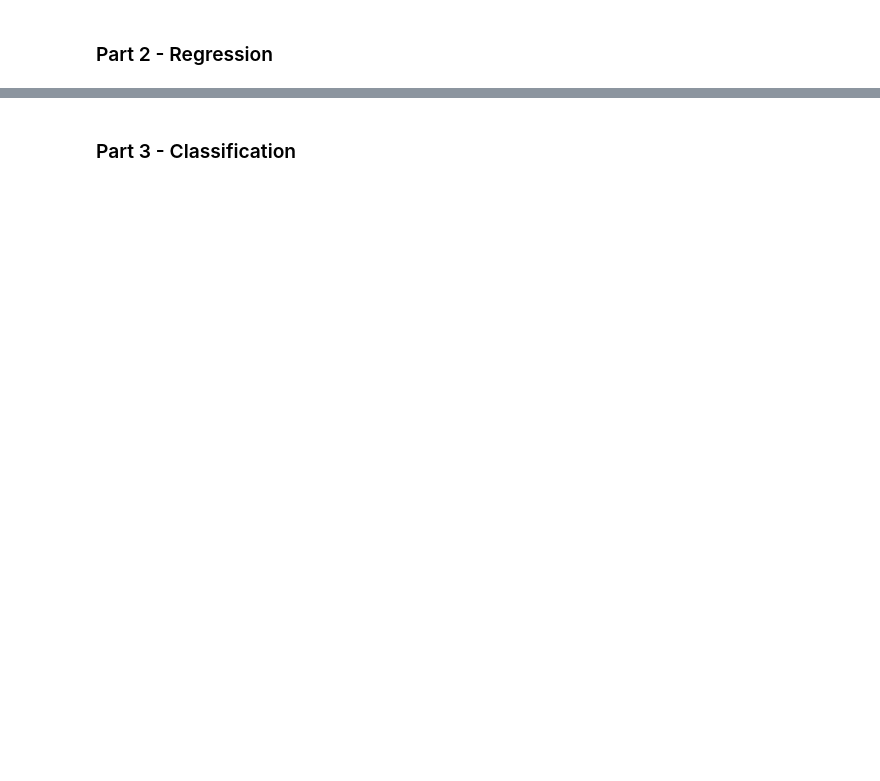
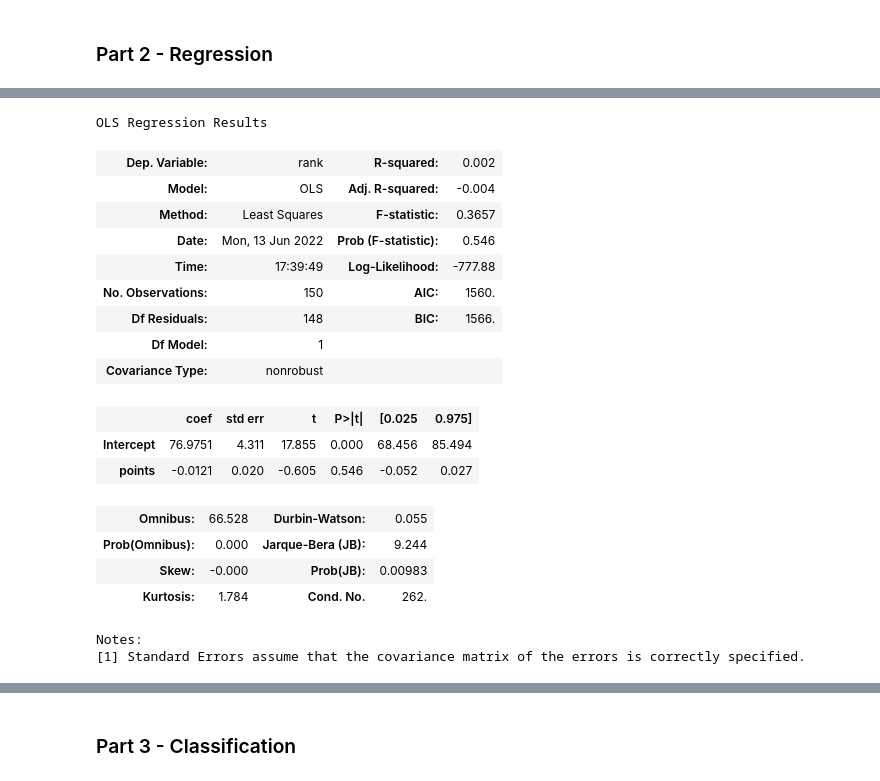
Before and after one commit to polinaLyubavina/Data-Analytics-and-Visualization, a Jupyter notebook: homework3/homework3.ipynb, the cells around one changed output, grey strips where cells are left out. Saved outputs shown, nothing was run; the diff lists cells and outputs as text; code cells hidden in the pictures; blank space fills up the shorter version.

```diff
--- a/homework3/homework3.ipynb
+++ b/homework3/homework3.ipynb
@@ -92,0 +138,26 @@ print(len(rank))
+# %%
+# rank against points
+
+results = smf.ols('rank ~ points', data=dataset).fit()
+
+results.summary()
+# %% [output]
+OLS Regression Results
+| Dep. Variable: | rank | R-squared: | 0.002 |
+| Model: | OLS | Adj. R-squared: | -0.004 |
+| Method: | Least Squares | F-statistic: | 0.3657 |
+| Date: | Mon, 13 Jun 2022 | Prob (F-statistic): | 0.546 |
+| Time: | 17:39:49 | Log-Likelihood: | -777.88 |
+| No. Observations: | 150 | AIC: | 1560. |
+| Df Residuals: | 148 | BIC: | 1566. |
+| Df Model: | 1 |  |  |
+| Covariance Type: | nonrobust |  |  |
+|  | coef | std err | t | P>|t| | [0.025 | 0.975] |
+| Intercept | 76.9751 | 4.311 | 17.855 | 0.000 | 68.456 | 85.494 |
+| points | -0.0121 | 0.020 | -0.605 | 0.546 | -0.052 | 0.027 |
+| Omnibus: | 66.528 | Durbin-Watson: | 0.055 |
+| Prob(Omnibus): | 0.000 | Jarque-Bera (JB): | 9.244 |
+| Skew: | -0.000 | Prob(JB): | 0.00983 |
+| Kurtosis: | 1.784 | Cond. No. | 262. |
+Notes:
+[1] Standard Errors assume that the covariance matrix of the errors is correctly specified.
```
Also changed, not shown: parts of 10 cells of this notebook.
